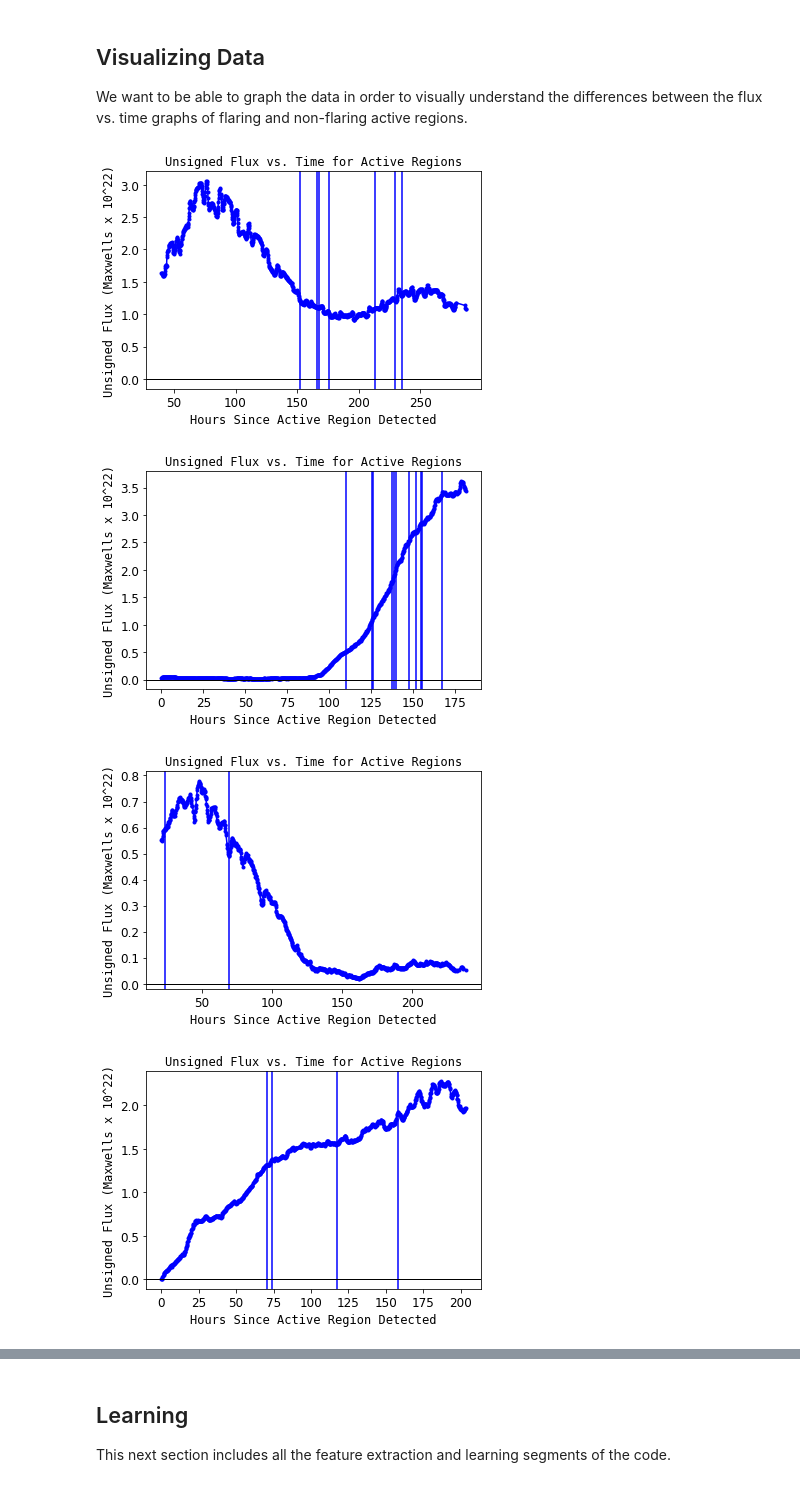
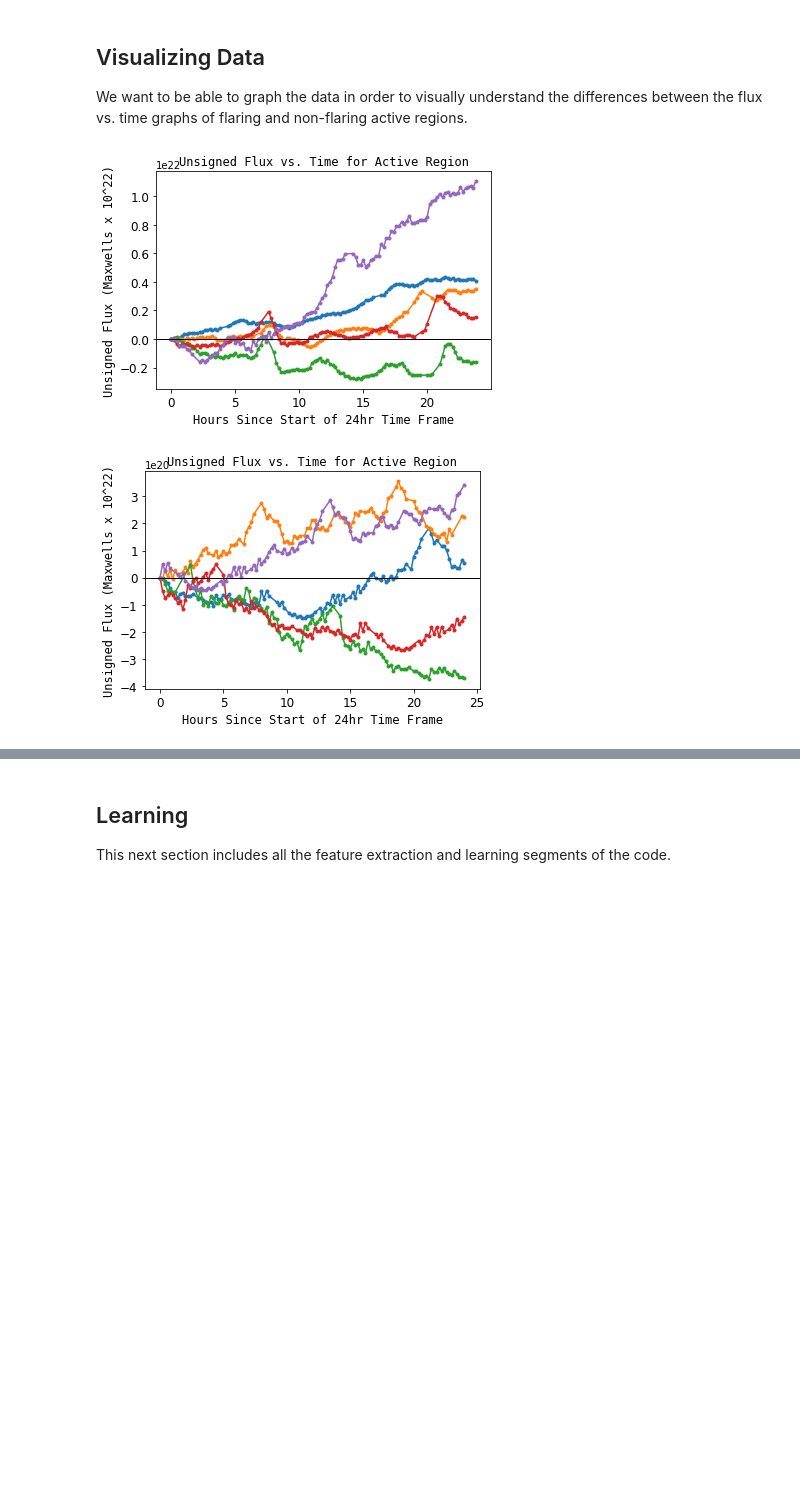
Before and after one commit to lucaspauker/hmi-time-series-analysis, a Jupyter notebook: data_gathering.ipynb, the cells around one changed output, grey strips where cells are left out. Drawn from its saved outputs; the diff is of its cells as text; code cells hidden in the pictures; blank space fills up the shorter version.

```diff
--- a/data_gathering.ipynb
+++ b/data_gathering.ipynb
@@ -334,6 +347,7 @@ def get_segmented_data(harp_ids, flare_time_dict, n=None):
 noaa_flare_set = get_flared_noaa_id_set(flare_data)
 
 flare_time_dict = get_harp_id_to_flaring_times_dict(harp_noaa_dict, flare_data)
+x_flare_time_dict = get_harp_id_to_flaring_times_dict(harp_noaa_dict, x_flare_data)
 
 #min_class = 'M1.0'
 #unlabeled_flare_list = find_unlabeled_flares_above_minimum(flare_data, min_class=min_class)
@@ -345,8 +360,8 @@ print(number_flared, 'active regions flared out of', len(harp_ids))
 649 active regions flared out of 1335
 # %%
-x, y = get_segmented_data(harp_ids, flare_time_dict, n=5000)
+seg_x, seg_y = get_segmented_data(harp_ids, flare_time_dict, n=5000)
 positive_count, negative_count = 0, 0
-for has_flare in y:
+for has_flare in seg_y:
     if has_flare: positive_count += 1
     else: negative_count += 1
 print('# Positive:', positive_count, '--- # Negative:', negative_count)
@@ -460,16 +509,39 @@ def plot_random_graphs(harp_ids, harp_noaa_dict, noaa_flare_set, flare=True,
+# %%
+def overlay_plots(seg_x, n=float('inf')):
+    count = 0
+    for data in seg_x:
+        count += 1
+        if count > n: break
+        x, y = [], []
+        start_time = data[0][0]
+        start_flux = data[0][1]
+        for t, f in data:
+            x.append(t - start_time)
+            y.append(f - start_flux)
+        plot_graph(x, y, 'Hours Since Start of 24hr Time Frame',
+                        'Unsigned Flux (Maxwells x 10^22)',
+                        'Unsigned Flux vs. Time for Active Region')
+    plt.show()
 # %%
 # plot_flux_time_graphs(harp_ids[:5])
 # plot_flux_time_derivative_graphs(harp_ids[:5])
 
-num_graphs = 10
-plot_random_graphs(harp_ids, harp_noaa_dict, noaa_flare_set, n=num_graphs,
-                   color='b', derivative=False,
-                   flare_time_dict=flare_time_dict)
-#plot_random_graphs(harp_ids, harp_noaa_dict, noaa_flare_set, False, n=num_graphs,
-#                   color='r', derivative=True,
-#                   flare_time_dict=flare_time_dict)
+# num_graphs = 2
+# plot_random_graphs(harp_ids, harp_noaa_dict, noaa_flare_set, n=num_graphs,
+#                    color='b', derivative=False,
+#                    flare_time_dict=flare_time_dict)
+# plot_random_graphs(harp_ids, harp_noaa_dict, noaa_flare_set, False, n=num_graphs,
+#                    color='r', derivative=True,
+#                    flare_time_dict=flare_time_dict)\
+# num_graphs = 5
+# plot_segmented_graphs(seg_x, seg_y, flare=True, n=num_graphs, color='blue')
+# plot_segmented_graphs(seg_x, seg_y, flare=False, n=num_graphs, color='red')
+
+overlay_plots(x_flares_seg_x, n=10)
+no_flares_seg_x = []
+for i, is_flared in enumerate(seg_y):
+    if not is_flared: no_flares_seg_x.append(seg_x[i])
+overlay_plots(no_flares_seg_x, n=10)
 # %% [output]
-[figure, old version]
+[figure, new version]
-[figure, old version]
+[figure, new version]
-[figure, removed]
-[figure, removed]
```
Also changed, not shown: parts of 22 cells of this notebook.
